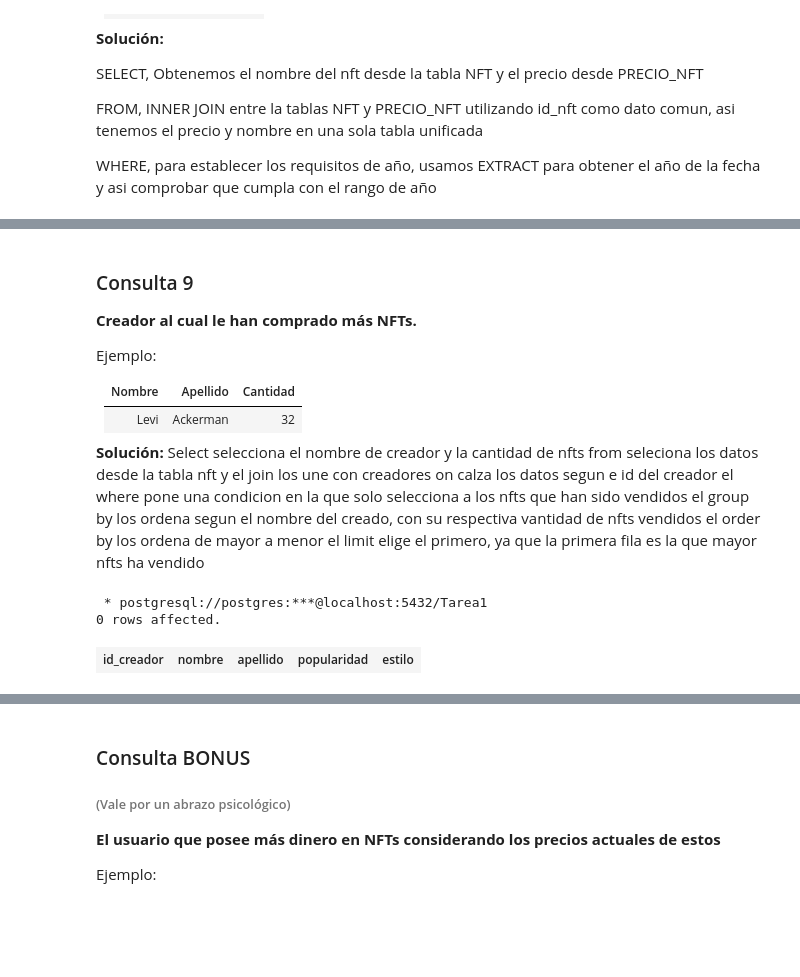
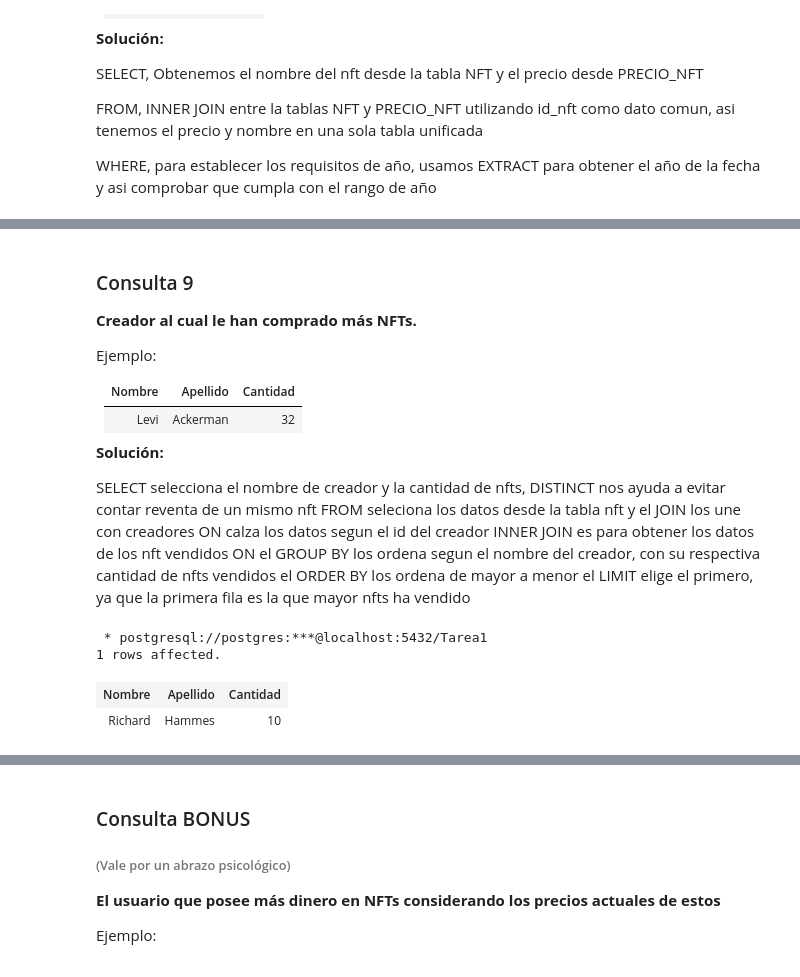
Before and after one commit to JoaquinPabst/Tareas-Grupo7, a Jupyter notebook: Tarea-1-Grupo7/Tarea1_Grupo7.ipynb, the cells around one changed output, grey strips where cells are left out. Saved outputs shown, nothing was run; the diff lists cells and outputs as text; code cells hidden in the pictures; blank space fills up the shorter version.

```diff
--- a/Tarea-1-Grupo7/Tarea1_Grupo7.ipynb
+++ b/Tarea-1-Grupo7/Tarea1_Grupo7.ipynb
@@ -662,28 +691,37 @@ Ejemplo:
 |-|--|-----|
 | Levi |Ackerman |32|
 
-**Solución:** Select selecciona el nombre de creador y la cantidad de nfts
-from seleciona los datos desde la tabla nft y el join los une con creadores
-on calza los datos segun e id del creador
-el where pone una condicion en la que solo selecciona a los nfts que han sido vendidos
-el group by los ordena segun el nombre del creado, con su respectiva vantidad de nfts vendidos
-el order by los ordena de mayor a menor
-el limit elige el primero, ya que la primera fila es la que mayor nfts ha vendido
+**Solución:**
+
+SELECT selecciona el nombre de creador y la cantidad de nfts, DISTINCT nos ayuda a evitar contar reventa de un mismo nft
+FROM seleciona los datos desde la tabla nft y el JOIN los une con creadores
+ON calza los datos segun el id del creador
+INNER JOIN es para obtener los datos de los nft vendidos
+ON
+el GROUP BY los ordena segun el nombre del creador, con su respectiva cantidad de nfts vendidos
+el ORDER BY los ordena de mayor a menor
+el LIMIT elige el primero, ya que la primera fila es la que mayor nfts ha vendido
 # %%
 %%sql
-SELECT COUNT (nft.id_nft), creadores.nombre
-FROM nft join creadores
-ON nft.id_creador = creadores.id_creador
-WHERE nft.id_nft in (select nft.id_nft
-	FROM nft join usuario_tiene_nft
-	ON nft.id_nft = usuario_tiene_nft.id_nft)
-GROUP BY creadores.nombre
-ORDER BY count desc
+SELECT
+    creadores.nombre AS "Nombre", creadores.apellido AS "Apellido", COUNT (DISTINCT nft.id_nft) AS "Cantidad"
+FROM
+    nft INNER JOIN creadores
+ON
+    nft.id_creador = creadores.id_creador
+INNER JOIN usuario_tiene_nft
+ON
+    nft.id_nft = usuario_tiene_nft.id_nft
+GROUP BY
+    creadores.nombre, creadores.apellido
+ORDER BY
+    "Cantidad" DESC
 LIMIT 1;
 # %% [output]
  * postgresql://postgres:***@localhost:5432/Tarea1
-0 rows affected.
+1 rows affected.
-| id_creador | nombre | apellido | popularidad | estilo |
+| Nombre | Apellido | Cantidad |
+| Richard | Hammes | 10 |
 # %% [markdown]
 ### Consulta 10
 **El NFT con mayor precio actual, que pertenezca a un creador X.**
```
Also changed, not shown: parts of 14 cells of this notebook.
